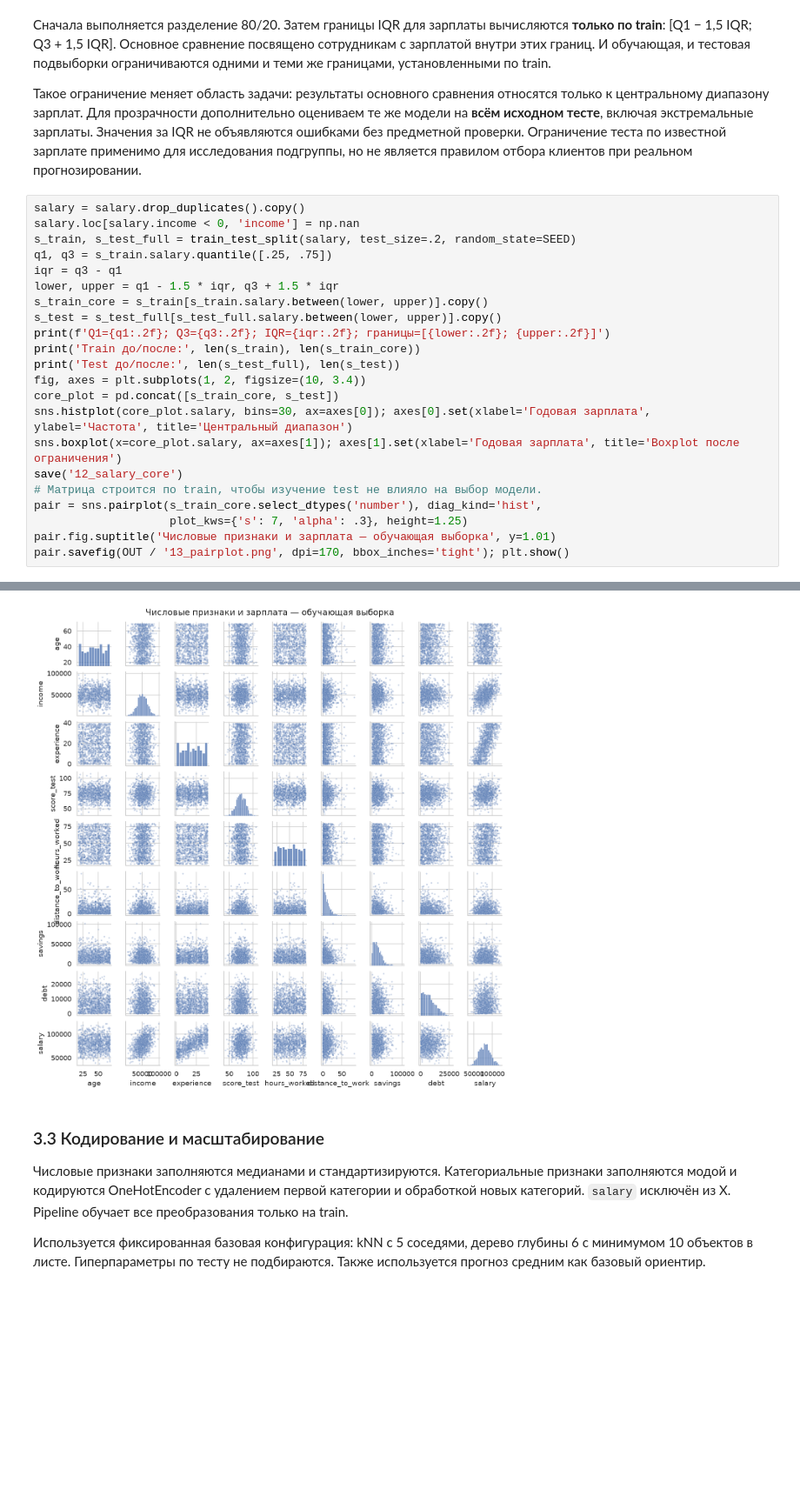
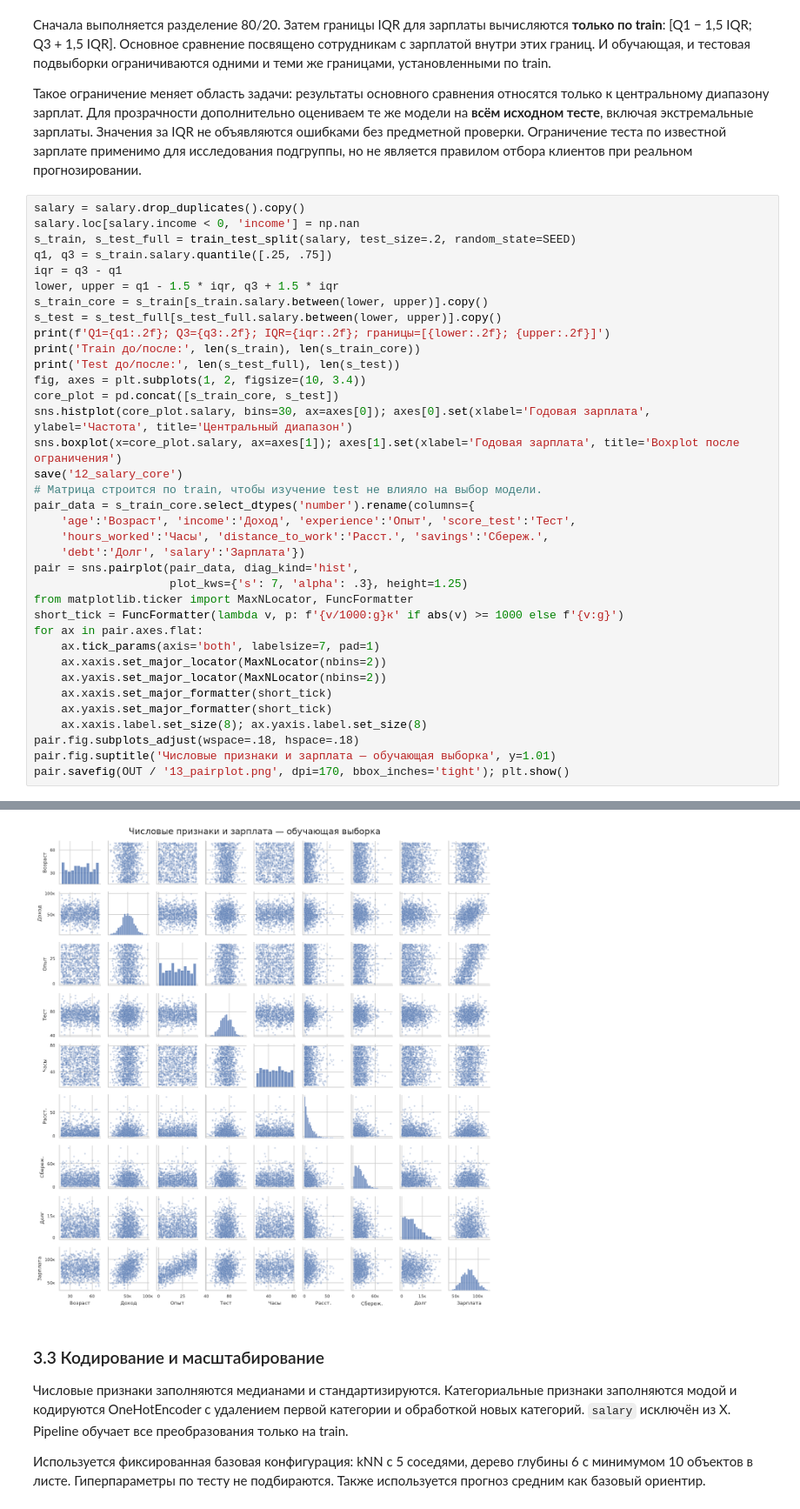
Before and after one commit to karinalien/lr3, a Jupyter notebook: lr3.ipynb, the cells around one changed output, grey strips where cells are left out. Shown at 87% size. Saved outputs shown, nothing was run; the diff lists cells and outputs as text; blank space fills up the shorter version.

```diff
--- a/lr3.ipynb
+++ b/lr3.ipynb
@@ -340,31 +340,45 @@ dtype: int64
 # %%
 salary = salary.drop_duplicates().copy()
 salary.loc[salary.income < 0, 'income'] = np.nan
 s_train, s_test_full = train_test_split(salary, test_size=.2, random_state=SEED)
 q1, q3 = s_train.salary.quantile([.25, .75])
 iqr = q3 - q1
 lower, upper = q1 - 1.5 * iqr, q3 + 1.5 * iqr
 s_train_core = s_train[s_train.salary.between(lower, upper)].copy()
 s_test = s_test_full[s_test_full.salary.between(lower, upper)].copy()
 print(f'Q1={q1:.2f}; Q3={q3:.2f}; IQR={iqr:.2f}; границы=[{lower:.2f}; {upper:.2f}]')
 print('Train до/после:', len(s_train), len(s_train_core))
 print('Test до/после:', len(s_test_full), len(s_test))
 fig, axes = plt.subplots(1, 2, figsize=(10, 3.4))
 core_plot = pd.concat([s_train_core, s_test])
 sns.histplot(core_plot.salary, bins=30, ax=axes[0]); axes[0].set(xlabel='Годовая зарплата', ylabel='Частота', title='Центральный диапазон')
 sns.boxplot(x=core_plot.salary, ax=axes[1]); axes[1].set(xlabel='Годовая зарплата', title='Boxplot после ограничения')
 save('12_salary_core')
 # Матрица строится по train, чтобы изучение test не влияло на выбор модели.
-pair = sns.pairplot(s_train_core.select_dtypes('number'), diag_kind='hist',
+pair_data = s_train_core.select_dtypes('number').rename(columns={
+    'age':'Возраст', 'income':'Доход', 'experience':'Опыт', 'score_test':'Тест',
+    'hours_worked':'Часы', 'distance_to_work':'Расст.', 'savings':'Сбереж.',
+    'debt':'Долг', 'salary':'Зарплата'})
+pair = sns.pairplot(pair_data, diag_kind='hist',
                     plot_kws={'s': 7, 'alpha': .3}, height=1.25)
+from matplotlib.ticker import MaxNLocator, FuncFormatter
+short_tick = FuncFormatter(lambda v, p: f'{v/1000:g}к' if abs(v) >= 1000 else f'{v:g}')
+for ax in pair.axes.flat:
+    ax.tick_params(axis='both', labelsize=7, pad=1)
+    ax.xaxis.set_major_locator(MaxNLocator(nbins=2))
+    ax.yaxis.set_major_locator(MaxNLocator(nbins=2))
+    ax.xaxis.set_major_formatter(short_tick)
+    ax.yaxis.set_major_formatter(short_tick)
+    ax.xaxis.label.set_size(8); ax.yaxis.label.set_size(8)
+pair.fig.subplots_adjust(wspace=.18, hspace=.18)
 pair.fig.suptitle('Числовые признаки и зарплата — обучающая выборка', y=1.01)
 pair.savefig(OUT / '13_pairplot.png', dpi=170, bbox_inches='tight'); plt.show()
 # %% [output]
 Q1=69357.29; Q3=91142.05; IQR=21784.75; границы=[36680.16; 123819.18]
 Train до/после: 1200 1162
 Test до/после: 300 290
 [figure]
-[figure, old version]
+[figure, new version]
 # %% [markdown]
 ### 3.3 Кодирование и масштабирование
 Числовые признаки заполняются медианами и стандартизируются. Категориальные признаки заполняются модой и кодируются OneHotEncoder с удалением первой категории и обработкой новых категорий. `salary` исключён из X. Pipeline обучает все преобразования только на train.
```
